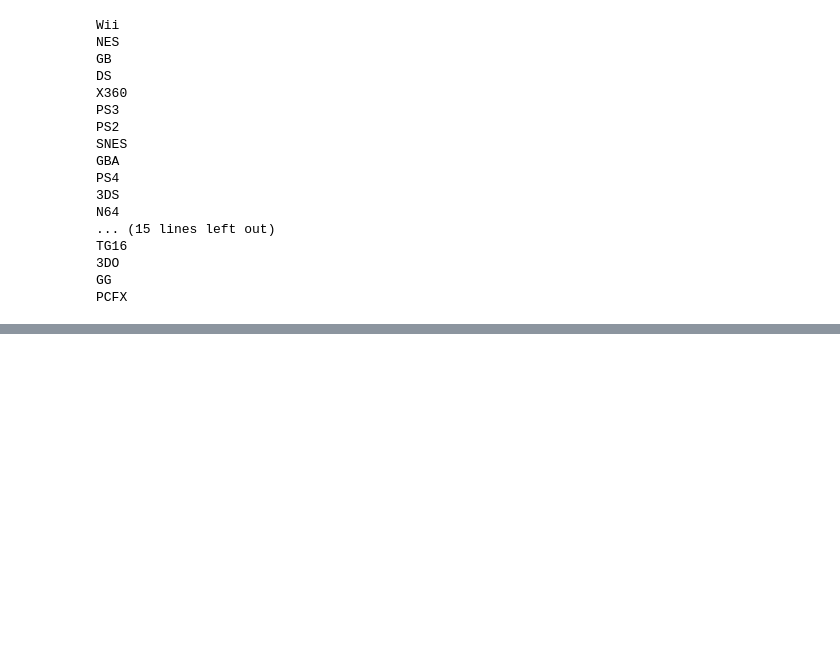
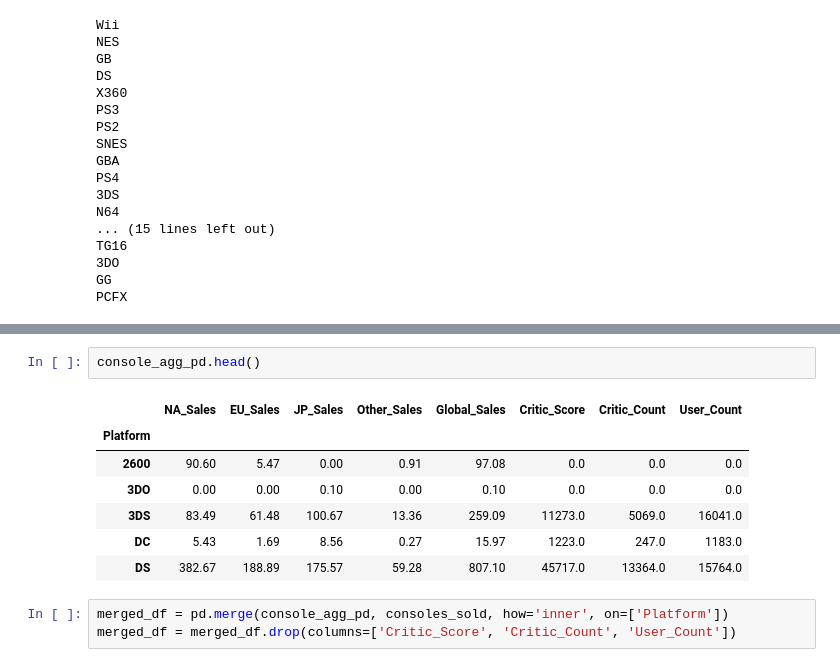
Before and after one commit to ankur-sri/ETL-project, a Jupyter notebook: Wikipedia_Scraper.ipynb, the cells around one changed output, grey strips where cells are left out. Cells and saved outputs as stored; diff of their text form; blank space fills up the shorter version.

```diff
--- a/Wikipedia_Scraper.ipynb
+++ b/Wikipedia_Scraper.ipynb
@@ -230,0 +284,13 @@ consoles_sold.head()
+# %%
+console_agg_pd.head()
+# %% [output]
+|  | NA_Sales | EU_Sales | JP_Sales | Other_Sales | Global_Sales | Critic_Score | Critic_Count | User_Count |
+| Platform |  |  |  |  |  |  |  |  |
+| 2600 | 90.60 | 5.47 | 0.00 | 0.91 | 97.08 | 0.0 | 0.0 | 0.0 |
+| 3DO | 0.00 | 0.00 | 0.10 | 0.00 | 0.10 | 0.0 | 0.0 | 0.0 |
+| 3DS | 83.49 | 61.48 | 100.67 | 13.36 | 259.09 | 11273.0 | 5069.0 | 16041.0 |
+| DC | 5.43 | 1.69 | 8.56 | 0.27 | 15.97 | 1223.0 | 247.0 | 1183.0 |
+| DS | 382.67 | 188.89 | 175.57 | 59.28 | 807.10 | 45717.0 | 13364.0 | 15764.0 |
+# %%
+merged_df = pd.merge(console_agg_pd, consoles_sold, how='inner', on=['Platform'])
+merged_df = merged_df.drop(columns=['Critic_Score', 'Critic_Count', 'User_Count'])
```
Also changed, not shown: parts of 14 cells of this notebook.
